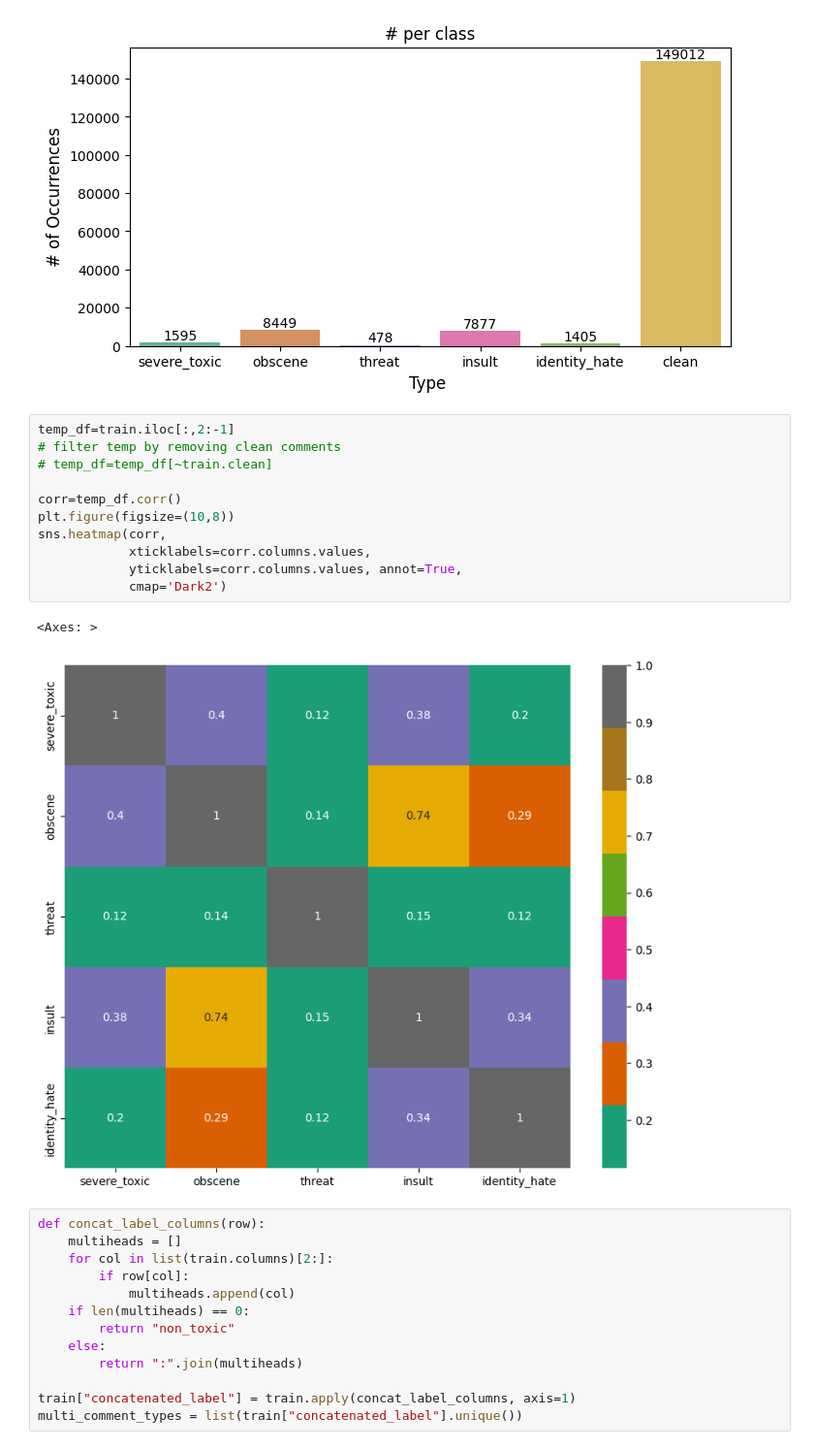
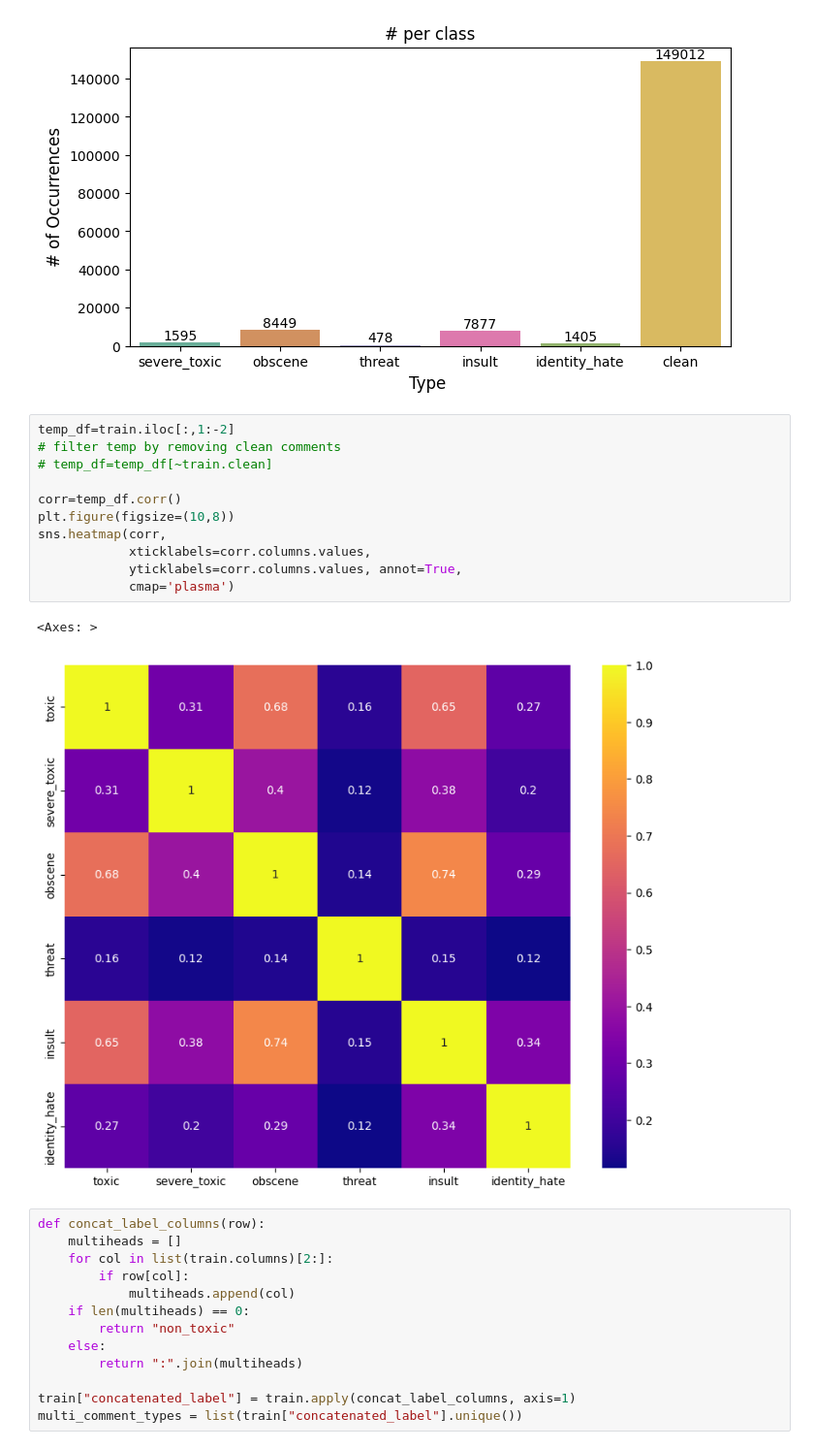
Before and after one commit to mahanthathreyee/Text-Classification, a Jupyter notebook: utils/data_visualization.ipynb, the cells around one changed output. Shown at 97% size. Cells and saved outputs as stored; diff of their text form.

```diff
--- a/utils/data_visualization.ipynb
+++ b/utils/data_visualization.ipynb
@@ -48,19 +48,19 @@ plt.show()
 Passing `palette` without assigning `hue` is deprecated and will be removed in v0.14.0. Assign the `x` variable to `hue` and set `legend=False` for the same effect.
 [figure]
 # %%
-temp_df=train.iloc[:,2:-1]
+temp_df=train.iloc[:,1:-2]
 # filter temp by removing clean comments
 # temp_df=temp_df[~train.clean]
 
 corr=temp_df.corr()
 plt.figure(figsize=(10,8))
 sns.heatmap(corr,
             xticklabels=corr.columns.values,
             yticklabels=corr.columns.values, annot=True,
-            cmap='Dark2')
+            cmap='plasma')
 # %% [output]
 <Axes: >
-[figure, old version]
+[figure, new version]
 # %%
 def concat_label_columns(row):
     multiheads = []
```
Also changed, not shown: parts of 1 cell of this notebook, 2 other files.
